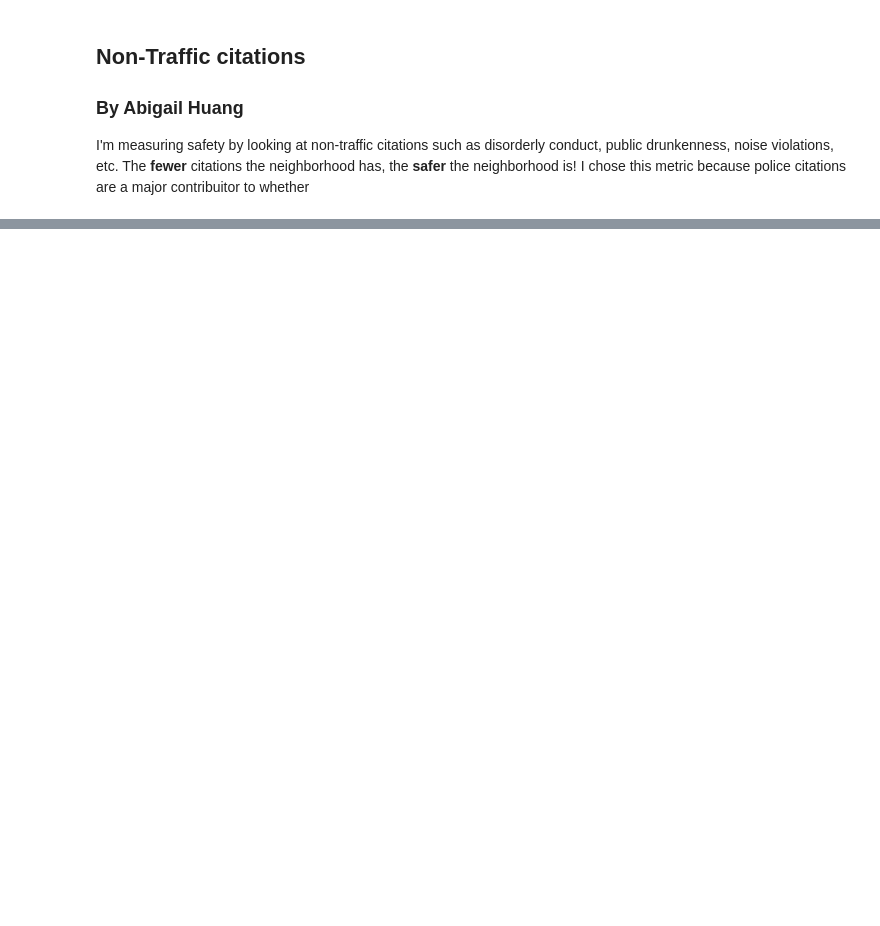
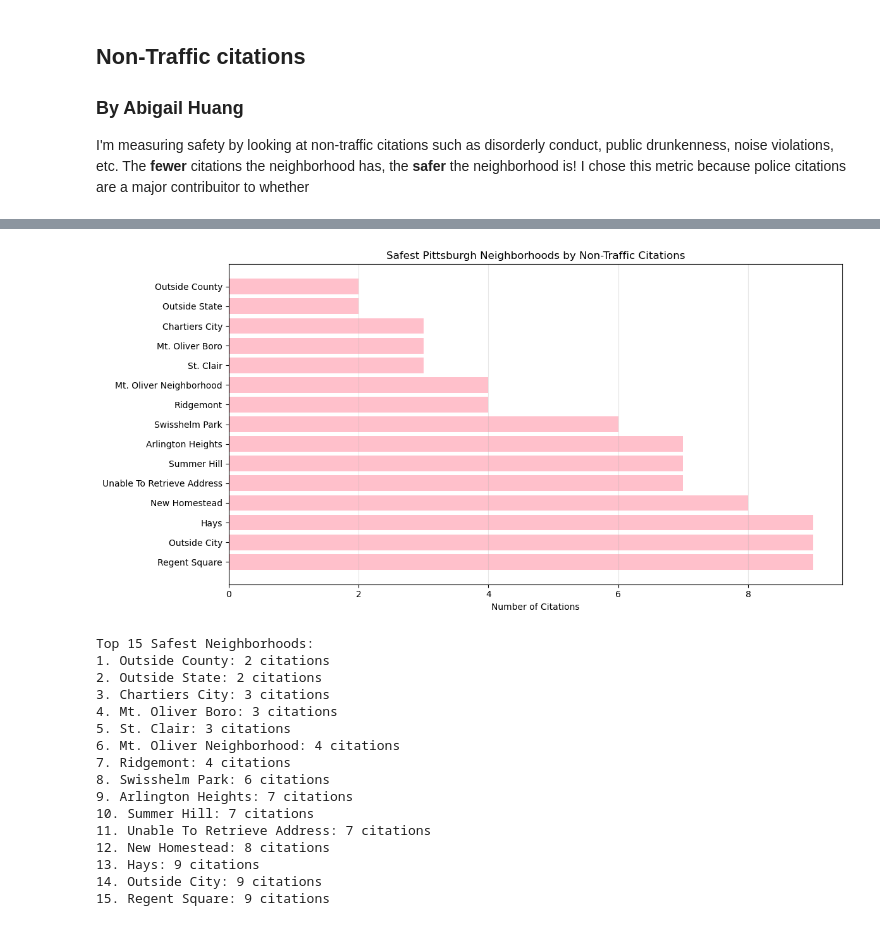
Before and after one commit to ajmitchell07/Final-Project-Best-Pittsburgh-Neighborhood-, a Jupyter notebook: individual_work/Abigail-Huang-Analysis.ipynb, the cells around one changed output, grey strips where cells are left out. Drawn from its saved outputs; the diff is of its cells as text; code cells hidden in the pictures; blank space fills up the shorter version.

```diff
--- a/individual_work/Abigail-Huang-Analysis.ipynb
+++ b/individual_work/Abigail-Huang-Analysis.ipynb
@@ -16,0 +40,33 @@ NameError: name 'citations' is not defined
+# %%
+top_15_safest = citations_per_neighborhood.nsmallest(15, 'citation_count')
+
+plt.figure(figsize=(12, 6))
+plt.barh(top_15_safest['NEIGHBORHOOD'], top_15_safest['citation_count'], color='pink')
+plt.xlabel('Number of Citations')
+plt.title('Safest Pittsburgh Neighborhoods by Non-Traffic Citations')
+plt.gca().invert_yaxis()
+plt.grid(axis='x', alpha=0.3)
+plt.tight_layout()
+plt.show()
+
+print("Top 15 Safest Neighborhoods:")
+for i, (idx, row) in enumerate(top_15_safest.iterrows(), 1):
+    print(f"{i}. {row['NEIGHBORHOOD']}: {row['citation_count']} citations")
+# %% [output]
+[figure, added]
+Top 15 Safest Neighborhoods:
+1. Outside County: 2 citations
+2. Outside State: 2 citations
+3. Chartiers City: 3 citations
+4. Mt. Oliver Boro: 3 citations
+5. St. Clair: 3 citations
+6. Mt. Oliver Neighborhood: 4 citations
+7. Ridgemont: 4 citations
+8. Swisshelm Park: 6 citations
+9. Arlington Heights: 7 citations
+10. Summer Hill: 7 citations
+11. Unable To Retrieve Address: 7 citations
+12. New Homestead: 8 citations
+13. Hays: 9 citations
+14. Outside City: 9 citations
+15. Regent Square: 9 citations
```
Also changed, not shown: parts of 4 cells of this notebook.
